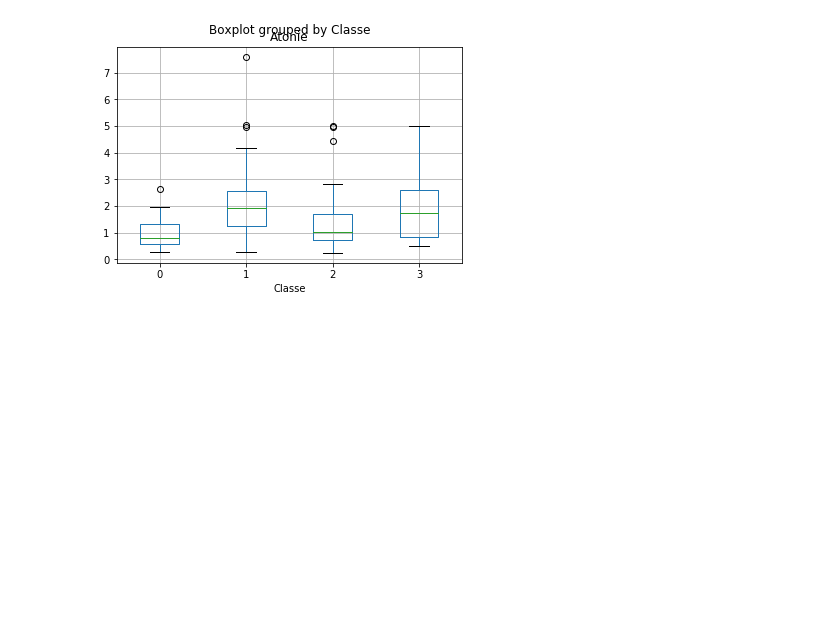
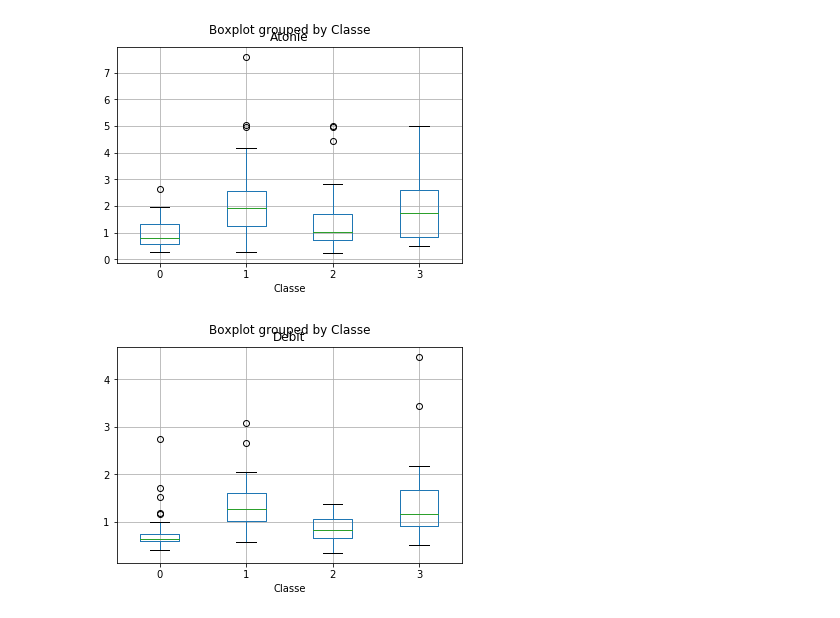
Before and after one commit to amandinebru/Projet_Parkinson, a Jupyter notebook: Stat_descriptives.ipynb, the cells around one changed output. Cells and saved outputs as stored; diff of their text form; code cells hidden in the pictures; blank space fills up the shorter version.

```diff
--- a/Stat_descriptives.ipynb
+++ b/Stat_descriptives.ipynb
@@ -85,3 +85,8 @@ data.boxplot(column="Atonie",by="Classe")
 plt.show()
 # %% [output]
 [figure]
+# %%
+data.boxplot(column="Debit",by="Classe")
+plt.show()
+# %% [output]
+[figure, added]
```
Also changed, not shown: parts of 2 cells of this notebook.
